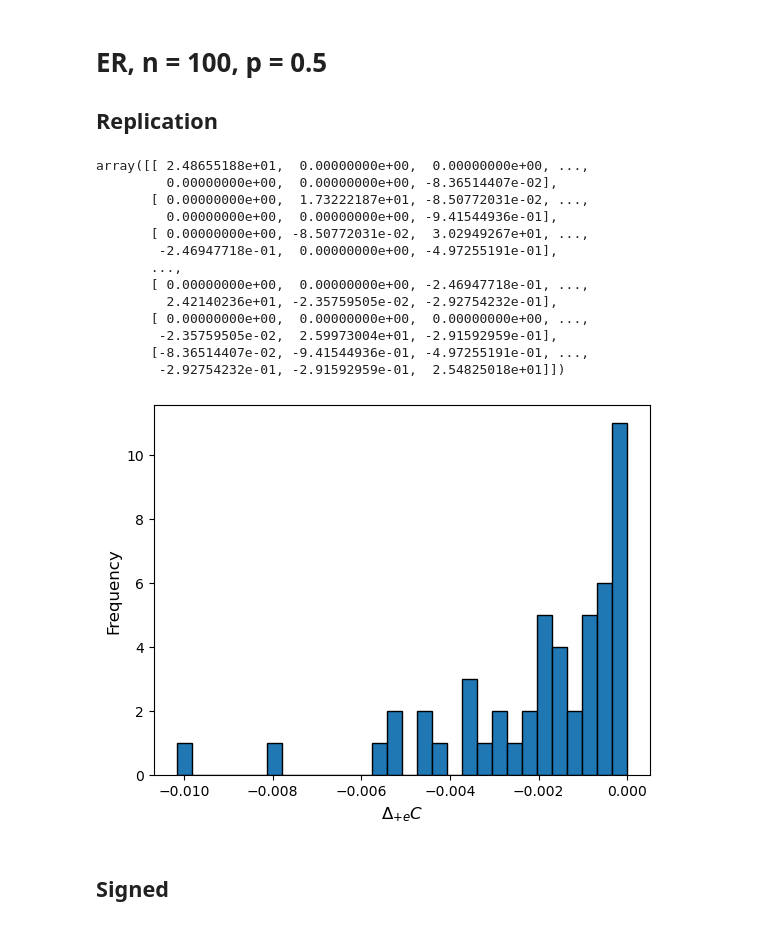
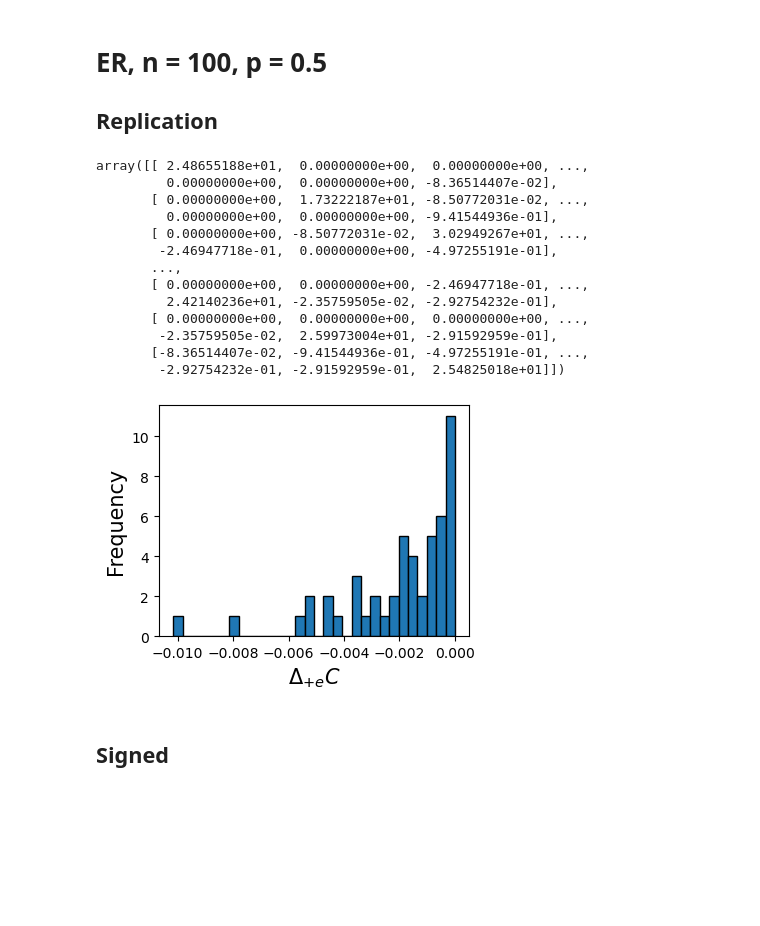
Before and after one commit to wyt-yutongwu/signed_polar, a Jupyter notebook: Experiment_thm1.ipynb, the cells around one changed output. Saved outputs shown, nothing was run; the diff lists cells and outputs as text; code cells hidden in the pictures; blank space fills up the shorter version.

```diff
--- a/Experiment_thm1.ipynb
+++ b/Experiment_thm1.ipynb
@@ -18,22 +18,22 @@ for u, v in ER_G.edges():
     ER_G[u][v]['weight'] = np.random.rand()
 # %%
 L = nx.laplacian_matrix(ER_G, weight='weight').toarray()
-# %%
-L
-# %% [output]
-array([[ 2.48655188e+01,  0.00000000e+00,  0.00000000e+00, ...,
-         0.00000000e+00,  0.00000000e+00, -8.36514407e-02],
-       [ 0.00000000e+00,  1.73222187e+01, -8.50772031e-02, ...,
-         0.00000000e+00,  0.00000000e+00, -9.41544936e-01],
-       [ 0.00000000e+00, -8.50772031e-02,  3.02949267e+01, ...,
-        -2.46947718e-01,  0.00000000e+00, -4.97255191e-01],
-       ...,
-       [ 0.00000000e+00,  0.00000000e+00, -2.46947718e-01, ...,
-         2.42140236e+01, -2.35759505e-02, -2.92754232e-01],
-       [ 0.00000000e+00,  0.00000000e+00,  0.00000000e+00, ...,
-        -2.35759505e-02,  2.59973004e+01, -2.91592959e-01],
-       [-8.36514407e-02, -9.41544936e-01, -4.97255191e-01, ...,
-        -2.92754232e-01, -2.91592959e-01,  2.54825018e+01]])
+# %%
+L
+# %% [output]
+array([[ 2.48655188e+01,  0.00000000e+00,  0.00000000e+00, ...,
+         0.00000000e+00,  0.00000000e+00, -8.36514407e-02],
+       [ 0.00000000e+00,  1.73222187e+01, -8.50772031e-02, ...,
+         0.00000000e+00,  0.00000000e+00, -9.41544936e-01],
+       [ 0.00000000e+00, -8.50772031e-02,  3.02949267e+01, ...,
+        -2.46947718e-01,  0.00000000e+00, -4.97255191e-01],
+       ...,
+       [ 0.00000000e+00,  0.00000000e+00, -2.46947718e-01, ...,
+         2.42140236e+01, -2.35759505e-02, -2.92754232e-01],
+       [ 0.00000000e+00,  0.00000000e+00,  0.00000000e+00, ...,
+        -2.35759505e-02,  2.59973004e+01, -2.91592959e-01],
+       [-8.36514407e-02, -9.41544936e-01, -4.97255191e-01, ...,
+        -2.92754232e-01, -2.91592959e-01,  2.54825018e+01]])
 # %%
 def generate_random_pair(L, max_iter):
     for i in range(0, max_iter):
@@ -63,12 +63,14 @@ def calc_diff_conflict(s, L, num_iter):
 # %%
 output = calc_diff_conflict(s, L, 50)
 # %%
-plt.hist(output, bins=30, edgecolor='black')
-plt.xlabel(r'$\Delta_{+e}C$',size=12)
-plt.ylabel("Frequency",size=12)
+plt.figure(figsize=(4,3))
+ax = plt.subplot(111)
+ax.hist(output, bins=30, edgecolor='black')
+plt.xlabel(r'$\Delta_{+e}C$',size=15)
+plt.ylabel("Frequency",size=15)
 plt.show()
 # %% [output]
-[figure, old version]
+[figure, new version]
 # %% [markdown]
 ## Signed
 # %%
```
Also changed, not shown: parts of 6 cells of this notebook, 1 other file.
